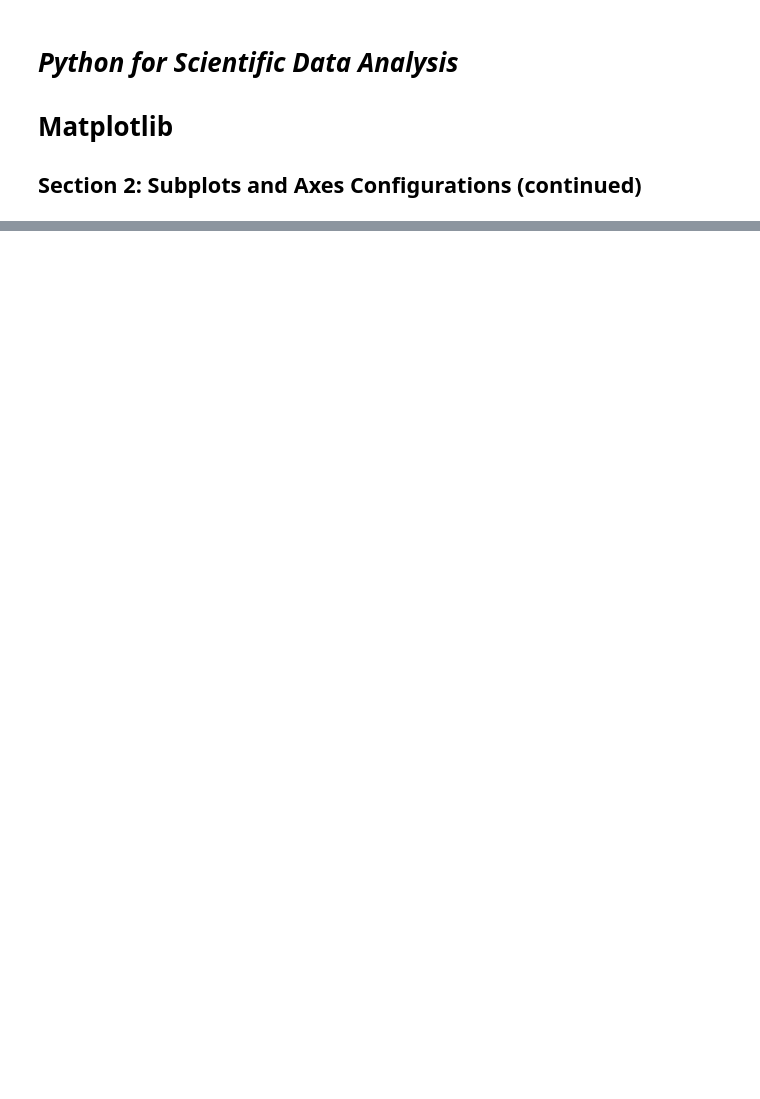
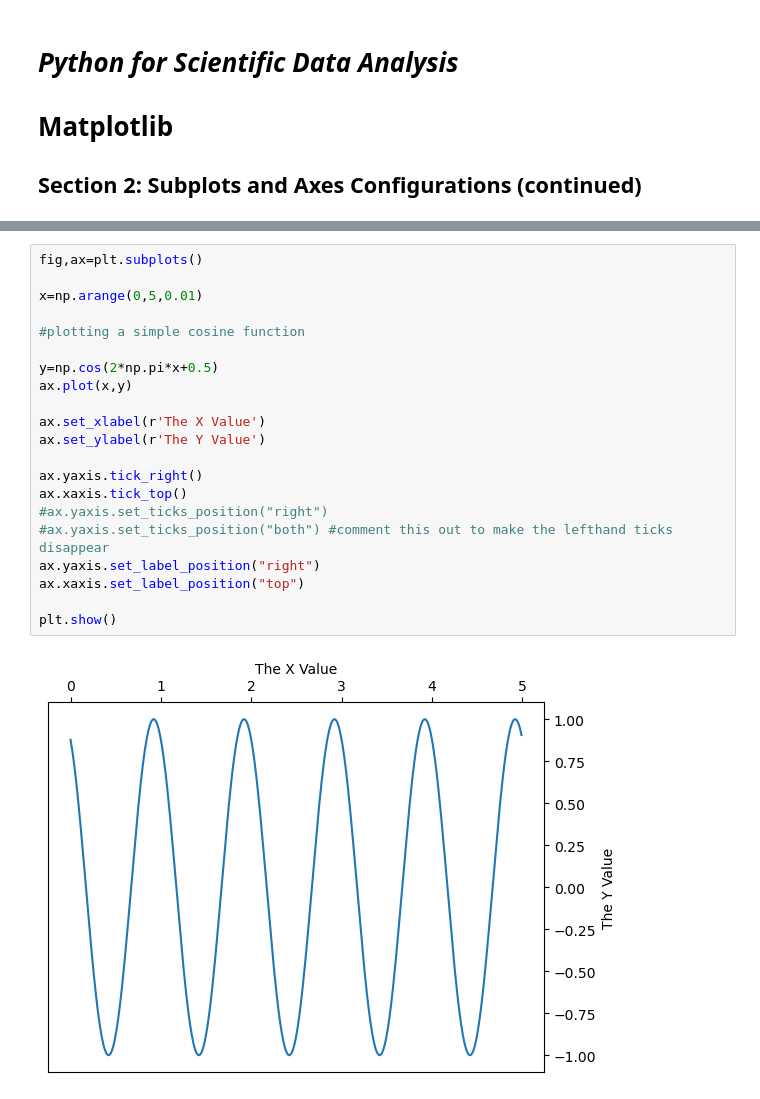
Before and after one commit to thaynecurrie/phys7903_fall2024, a Jupyter notebook: ScientificPythonNotes/Matplotlib/Python_matplotlib_part2c.ipynb, the cells around one changed output, grey strips where cells are left out. Saved outputs shown, nothing was run; the diff lists cells and outputs as text; blank space fills up the shorter version.

```diff
--- a/ScientificPythonNotes/Matplotlib/Python_matplotlib_part2c.ipynb
+++ b/ScientificPythonNotes/Matplotlib/Python_matplotlib_part2c.ipynb
@@ -589,0 +97,23 @@ Text(0.3, 7e-06, '51 Eri b')
+# %%
+fig,ax=plt.subplots()
+
+x=np.arange(0,5,0.01)
+
+#plotting a simple cosine function
+
+y=np.cos(2*np.pi*x+0.5)
+ax.plot(x,y)
+
+ax.set_xlabel(r'The X Value')
+ax.set_ylabel(r'The Y Value')
+
+ax.yaxis.tick_right()
+ax.xaxis.tick_top()
+#ax.yaxis.set_ticks_position("right")
+#ax.yaxis.set_ticks_position("both") #comment this out to make the lefthand ticks disappear
+ax.yaxis.set_label_position("right")
+ax.xaxis.set_label_position("top")
+
+plt.show()
+# %% [output]
+[figure, added]
```
Also changed, not shown: parts of 38 cells of this notebook, 6 other files.
